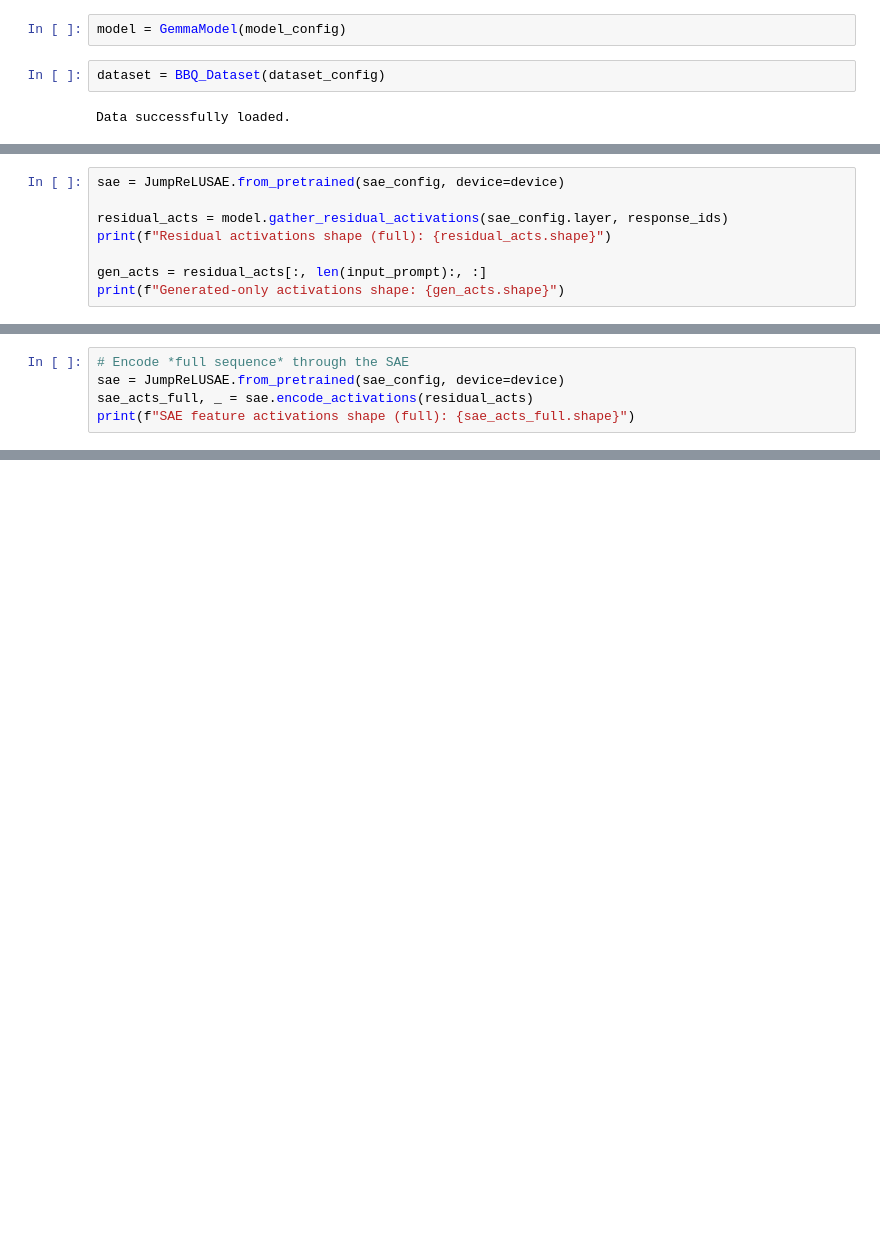
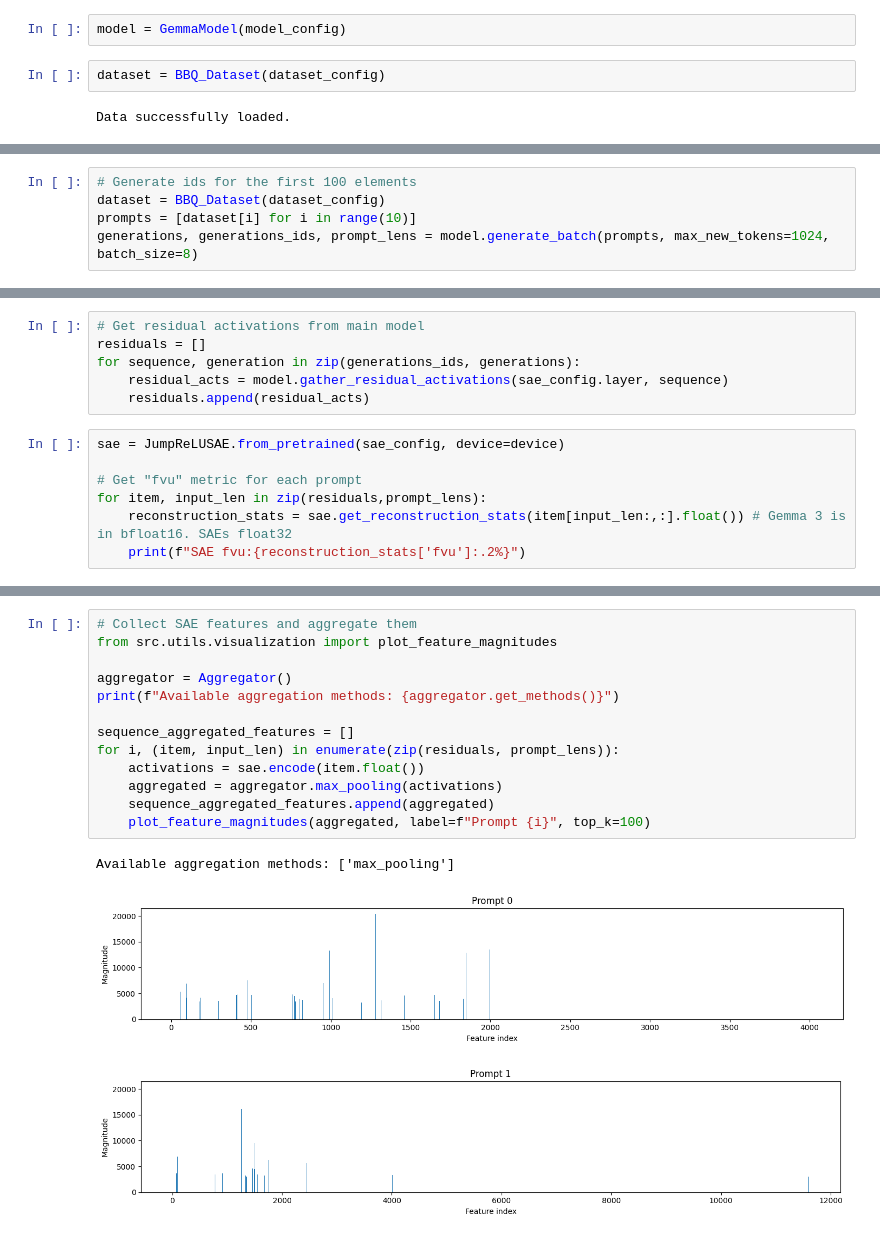
Before and after one commit to AnMaJ/LASR-Analysing-Faithfulness-of-Reasoning-to-Internal-Concepts, a Jupyter notebook: notebooks/experiments.ipynb, the cells around one changed output, grey strips where cells are left out. Drawn from its saved outputs; the diff is of its cells as text; blank space fills up the shorter version.

```diff
--- a/notebooks/experiments.ipynb
+++ b/notebooks/experiments.ipynb
@@ -60,8 +68,0 @@ This is a classic example of a scenario designed to test for confirmation bias a
-# %%
-sae = JumpReLUSAE.from_pretrained(sae_config, device=device)
-
-residual_acts = model.gather_residual_activations(sae_config.layer, response_ids)
-print(f"Residual activations shape (full): {residual_acts.shape}")
-
-gen_acts = residual_acts[:, len(input_prompt):, :]
-print(f"Generated-only activations shape: {gen_acts.shape}")
@@ -70,0 +71,5 @@ Generated-only activations shape: torch.Size([1, 0, 2560])
+# %%
+# Generate ids for the first 100 elements
+dataset = BBQ_Dataset(dataset_config)
+prompts = [dataset[i] for i in range(10)]
+generations, generations_ids, prompt_lens = model.generate_batch(prompts, max_new_tokens=1024, batch_size=8)
@@ -71,6 +78,14 @@ Generated-only activations shape: torch.Size([1, 0, 2560])
+# %%
+# Get residual activations from main model
+residuals = []
+for sequence, generation in zip(generations_ids, generations):
+    residual_acts = model.gather_residual_activations(sae_config.layer, sequence)
+    residuals.append(residual_acts)
 # %%
-# Encode *full sequence* through the SAE
 sae = JumpReLUSAE.from_pretrained(sae_config, device=device)
-sae_acts_full, _ = sae.encode_activations(residual_acts)
-print(f"SAE feature activations shape (full): {sae_acts_full.shape}")
+
+# Get "fvu" metric for each prompt
+for item, input_len in zip(residuals,prompt_lens):
+    reconstruction_stats = sae.get_reconstruction_stats(item[input_len:,:].float()) # Gemma 3 is in bfloat16. SAEs float32
+    print(f"SAE fvu:{reconstruction_stats['fvu']:.2%}")
 # %% [output]
@@ -77,0 +103,17 @@ SAE feature activations shape (full): torch.Size([1, 353, 65536])
+# %%
+# Collect SAE features and aggregate them
+from src.utils.visualization import plot_feature_magnitudes
+
+aggregator = Aggregator()
+print(f"Available aggregation methods: {aggregator.get_methods()}")
+
+sequence_aggregated_features = []
+for i, (item, input_len) in enumerate(zip(residuals, prompt_lens)):
+    activations = sae.encode(item.float())
+    aggregated = aggregator.max_pooling(activations)
+    sequence_aggregated_features.append(aggregated)
+    plot_feature_magnitudes(aggregated, label=f"Prompt {i}", top_k=100)
+# %% [output]
+Available aggregation methods: ['max_pooling']
+[figure, added]
+[figure, added]
```
Also changed, not shown: parts of 10 cells of this notebook, 9 other files.
